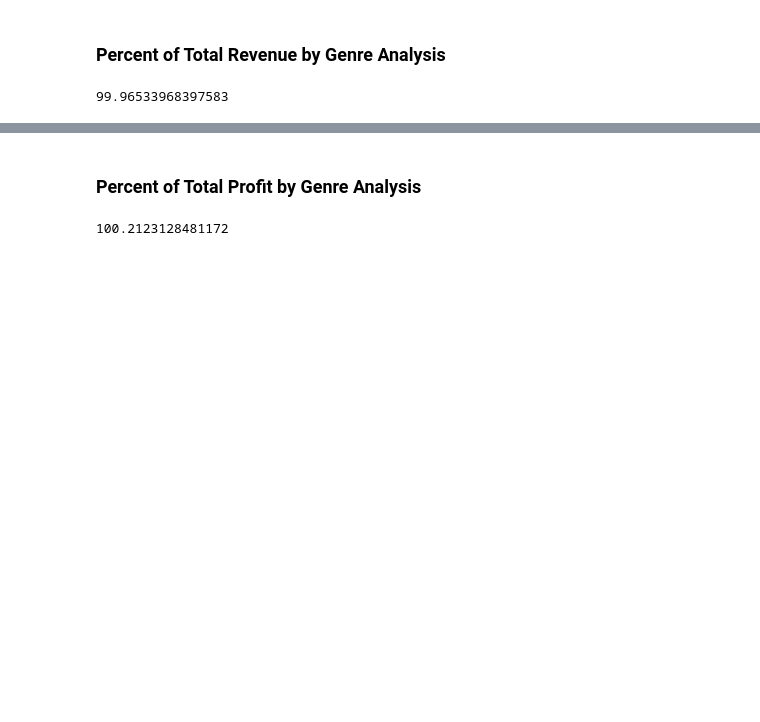
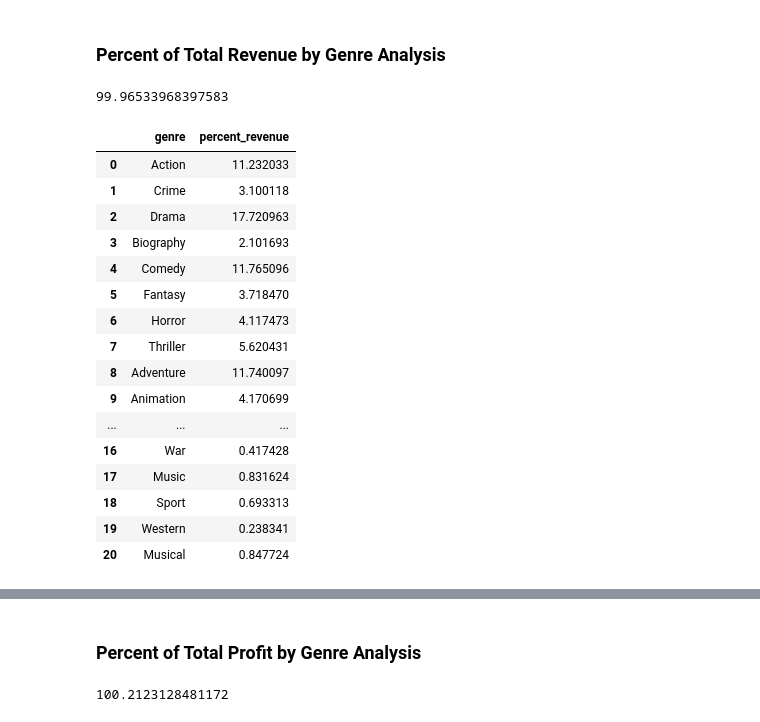
Before and after one commit to RumTumTum/mod_1_project, a Jupyter notebook: revenue_profit breakdown by genre.ipynb, the cells around one changed output, grey strips where cells are left out. Saved outputs shown, nothing was run; the diff lists cells and outputs as text; code cells hidden in the pictures; blank space fills up the shorter version.

```diff
--- a/revenue_profit breakdown by genre.ipynb
+++ b/revenue_profit breakdown by genre.ipynb
@@ -49,4 +49,24 @@ percent_revenue_by_genre.columns = ['genre', 'percent_revenue']
 percent_revenue_by_genre.percent_revenue.sum()
 # %% [output]
 99.96533968397583
+# %%
+percent_revenue_by_genre['percent_revenue']
+# %% [output]
+|  | genre | percent_revenue |
+| 0 | Action | 11.232033 |
+| 1 | Crime | 3.100118 |
+| 2 | Drama | 17.720963 |
+| 3 | Biography | 2.101693 |
+| 4 | Comedy | 11.765096 |
+| 5 | Fantasy | 3.718470 |
+| 6 | Horror | 4.117473 |
+| 7 | Thriller | 5.620431 |
+| 8 | Adventure | 11.740097 |
+| 9 | Animation | 4.170699 |
+| ... | ... | ... |
+| 16 | War | 0.417428 |
+| 17 | Music | 0.831624 |
+| 18 | Sport | 0.693313 |
+| 19 | Western | 0.238341 |
+| 20 | Musical | 0.847724 |
 # %%
```
Also changed, not shown: parts of 1 cell of this notebook.
